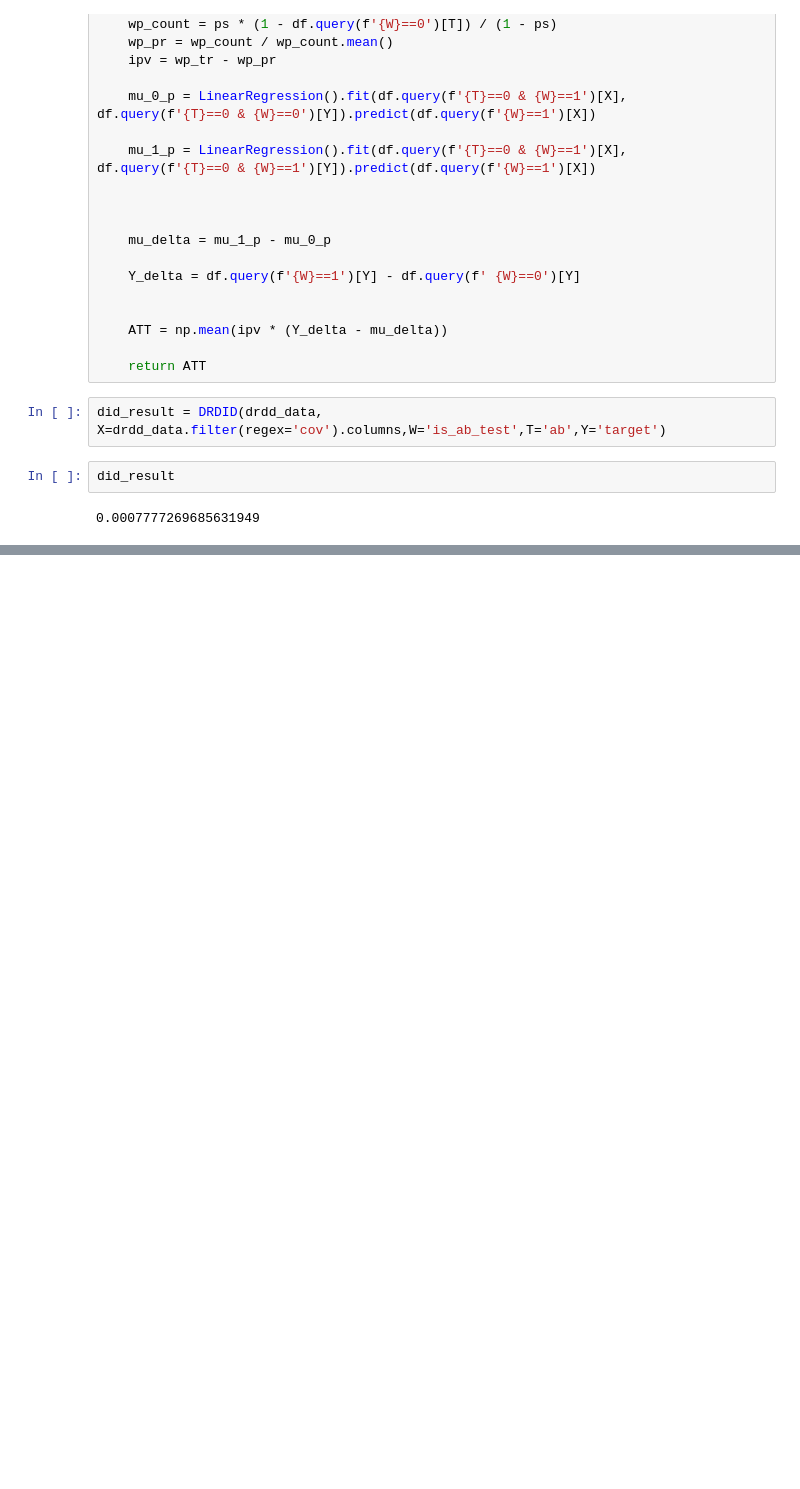
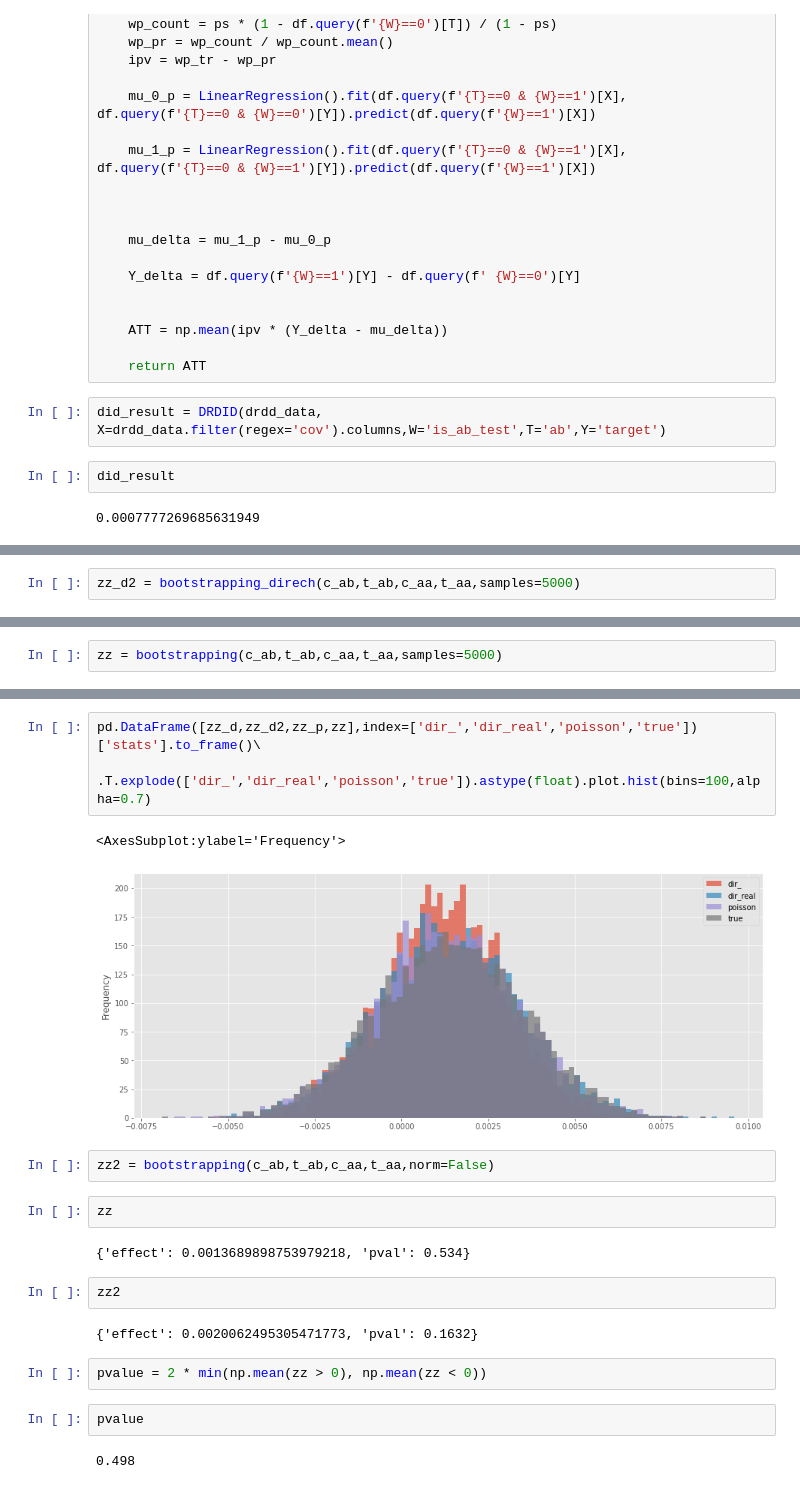
Before and after one commit to charubaiel/ab_utilization, a Jupyter notebook: notebooks/ml_vs_ab.ipynb, the cells around one changed output, grey strips where cells are left out. Drawn from its saved outputs; the diff is of its cells as text; blank space fills up the shorter version.

```diff
--- a/notebooks/ml_vs_ab.ipynb
+++ b/notebooks/ml_vs_ab.ipynb
@@ -496,0 +572,2 @@ did_result
+# %%
+zz_d2 = bootstrapping_direch(c_ab,t_ab,c_aa,t_aa,samples=5000)
@@ -496,0 +576,2 @@ did_result
+# %%
+zz = bootstrapping(c_ab,t_ab,c_aa,t_aa,samples=5000)
@@ -496,0 +586,22 @@ did_result
+# %%
+pd.DataFrame([zz_d,zz_d2,zz_p,zz],index=['dir_','dir_real','poisson','true'])['stats'].to_frame()\
+    .T.explode(['dir_','dir_real','poisson','true']).astype(float).plot.hist(bins=100,alpha=0.7)
+# %% [output]
+<AxesSubplot:ylabel='Frequency'>
+[figure, added]
+# %%
+zz2 = bootstrapping(c_ab,t_ab,c_aa,t_aa,norm=False)
+# %%
+zz
+# %% [output]
+{'effect': 0.0013689898753979218, 'pval': 0.534}
+# %%
+zz2
+# %% [output]
+{'effect': 0.0020062495305471773, 'pval': 0.1632}
+# %%
+pvalue = 2 * min(np.mean(zz > 0), np.mean(zz < 0))
+# %%
+pvalue
+# %% [output]
+0.498
```
Also changed, not shown: parts of 14 cells of this notebook, 4 other files.
